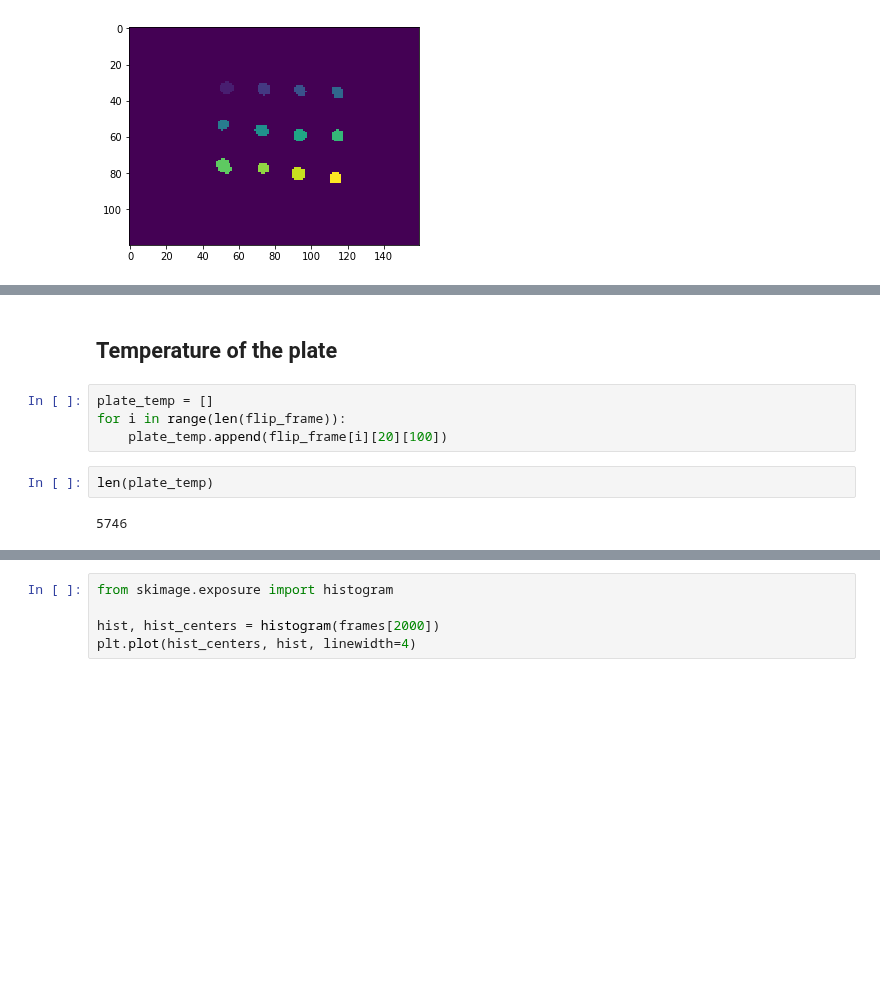
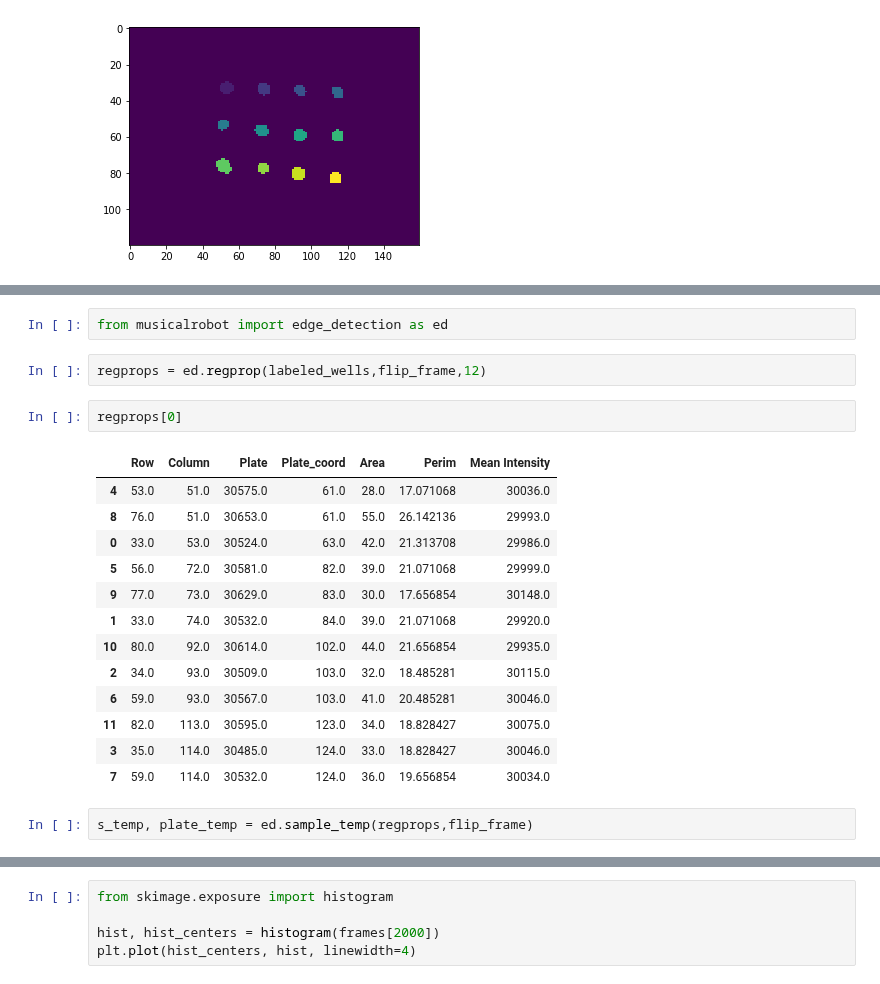
Before and after one commit to jrodguez/musical-robot, a Jupyter notebook: scripts/Flat_Plate_6_11_19.ipynb, the cells around one changed output, grey strips where cells are left out. Drawn from its saved outputs; the diff is of its cells as text; blank space fills up the shorter version.

```diff
--- a/scripts/Flat_Plate_6_11_19.ipynb
+++ b/scripts/Flat_Plate_6_11_19.ipynb
@@ -127,11 +74,23 @@ len(temp[10])
-# %% [markdown]
-## Temperature of the plate
-# %%
-plate_temp = []
-for i in range(len(flip_frame)):
-    plate_temp.append(flip_frame[i][20][100])
-# %%
-len(plate_temp)
-# %% [output]
-5746
+# %%
+from musicalrobot import edge_detection as ed
+# %%
+regprops = ed.regprop(labeled_wells,flip_frame,12)
+# %%
+regprops[0]
+# %% [output]
+|  | Row | Column | Plate | Plate_coord | Area | Perim | Mean Intensity |
+| 4 | 53.0 | 51.0 | 30575.0 | 61.0 | 28.0 | 17.071068 | 30036.0 |
+| 8 | 76.0 | 51.0 | 30653.0 | 61.0 | 55.0 | 26.142136 | 29993.0 |
+| 0 | 33.0 | 53.0 | 30524.0 | 63.0 | 42.0 | 21.313708 | 29986.0 |
+| 5 | 56.0 | 72.0 | 30581.0 | 82.0 | 39.0 | 21.071068 | 29999.0 |
+| 9 | 77.0 | 73.0 | 30629.0 | 83.0 | 30.0 | 17.656854 | 30148.0 |
+| 1 | 33.0 | 74.0 | 30532.0 | 84.0 | 39.0 | 21.071068 | 29920.0 |
+| 10 | 80.0 | 92.0 | 30614.0 | 102.0 | 44.0 | 21.656854 | 29935.0 |
+| 2 | 34.0 | 93.0 | 30509.0 | 103.0 | 32.0 | 18.485281 | 30115.0 |
+| 6 | 59.0 | 93.0 | 30567.0 | 103.0 | 41.0 | 20.485281 | 30046.0 |
+| 11 | 82.0 | 113.0 | 30595.0 | 123.0 | 34.0 | 18.828427 | 30075.0 |
+| 3 | 35.0 | 114.0 | 30485.0 | 124.0 | 33.0 | 18.828427 | 30046.0 |
+| 7 | 59.0 | 114.0 | 30532.0 | 124.0 | 36.0 | 19.656854 | 30034.0 |
+# %%
+s_temp, plate_temp = ed.sample_temp(regprops,flip_frame)
 # %%
```
Also changed, not shown: parts of 8 cells of this notebook, 5 other files.
